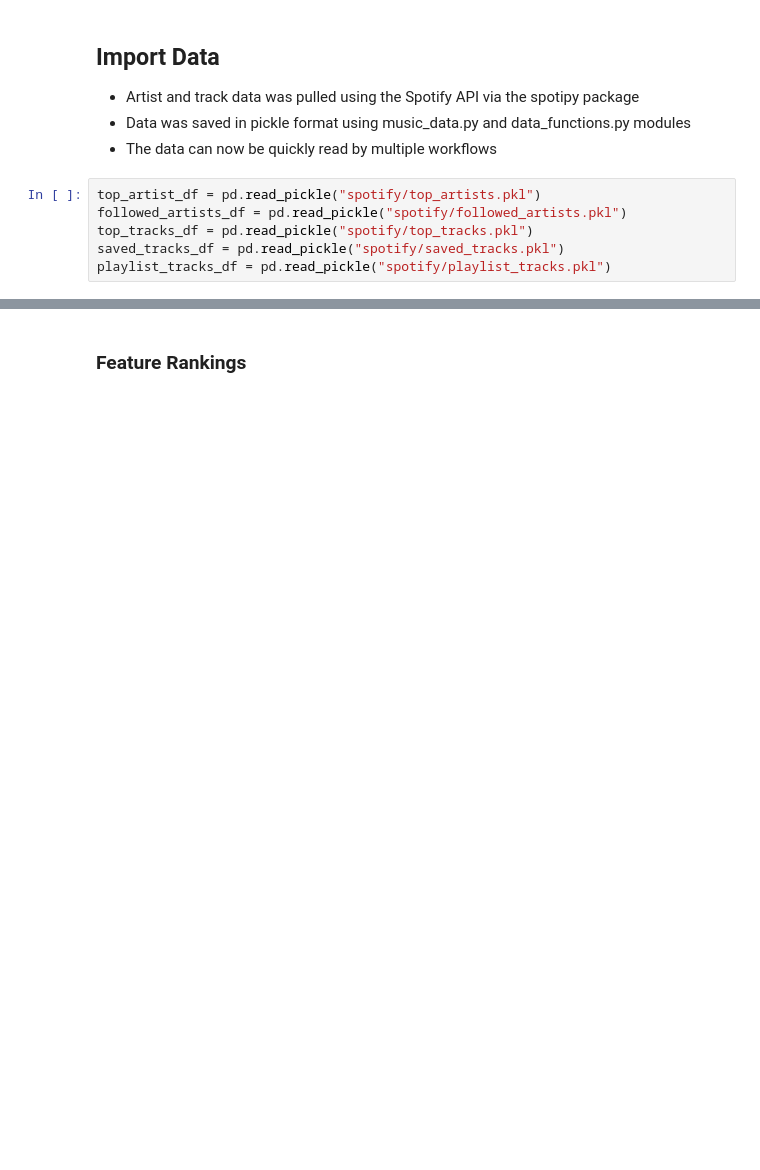
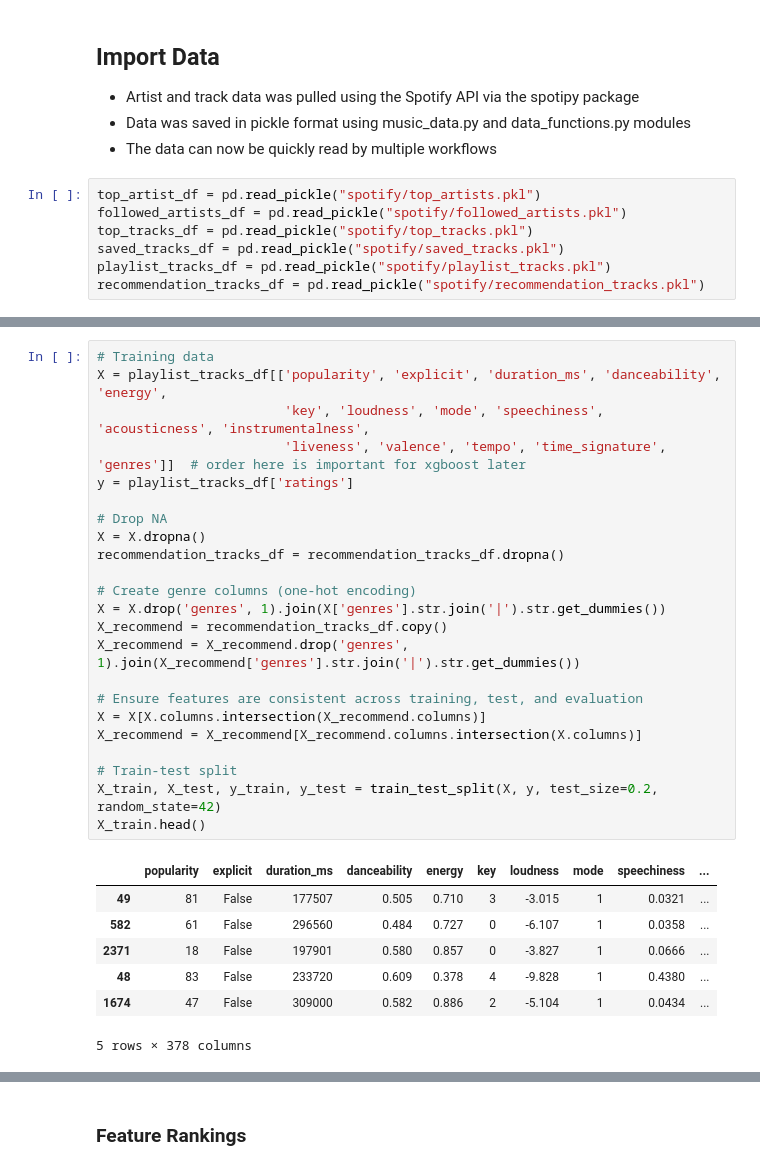
Before and after one commit to anthonyli358/spotify-recommender-systems, a Jupyter notebook: recommender_playlists.ipynb, the cells around one changed output, grey strips where cells are left out. Drawn from its saved outputs; the diff is of its cells as text; blank space fills up the shorter version.

```diff
--- a/recommender_playlists.ipynb
+++ b/recommender_playlists.ipynb
@@ -28,6 +33,7 @@ followed_artists_df = pd.read_pickle("spotify/followed_artists.pkl")
 top_tracks_df = pd.read_pickle("spotify/top_tracks.pkl")
 saved_tracks_df = pd.read_pickle("spotify/saved_tracks.pkl")
 playlist_tracks_df = pd.read_pickle("spotify/playlist_tracks.pkl")
+recommendation_tracks_df = pd.read_pickle("spotify/recommendation_tracks.pkl")
 # %%
 # Remove duplicates on track id
 playlist_tracks_df = playlist_tracks_df.drop_duplicates(subset='id', keep="first").reset_index()
@@ -83,2 +80,33 @@ X_train
+# %%
+# Training data
+X = playlist_tracks_df[['popularity', 'explicit', 'duration_ms', 'danceability', 'energy',
+                        'key', 'loudness', 'mode', 'speechiness', 'acousticness', 'instrumentalness',
+                        'liveness', 'valence', 'tempo', 'time_signature', 'genres']]  # order here is important for xgboost later
+y = playlist_tracks_df['ratings']
+
+# Drop NA
+X = X.dropna()
+recommendation_tracks_df = recommendation_tracks_df.dropna()
+
+# Create genre columns (one-hot encoding)
+X = X.drop('genres', 1).join(X['genres'].str.join('|').str.get_dummies())
+X_recommend = recommendation_tracks_df.copy()
+X_recommend = X_recommend.drop('genres', 1).join(X_recommend['genres'].str.join('|').str.get_dummies())
+
+# Ensure features are consistent across training, test, and evaluation
+X = X[X.columns.intersection(X_recommend.columns)]
+X_recommend = X_recommend[X_recommend.columns.intersection(X.columns)]
+
+# Train-test split
+X_train, X_test, y_train, y_test = train_test_split(X, y, test_size=0.2, random_state=42)
+X_train.head()
+# %% [output]
+|  | popularity | explicit | duration_ms | danceability | energy | key | loudness | mode | speechiness | ... |
+| 49 | 81 | False | 177507 | 0.505 | 0.710 | 3 | -3.015 | 1 | 0.0321 | ... |
+| 582 | 61 | False | 296560 | 0.484 | 0.727 | 0 | -6.107 | 1 | 0.0358 | ... |
+| 2371 | 18 | False | 197901 | 0.580 | 0.857 | 0 | -3.827 | 1 | 0.0666 | ... |
+| 48 | 83 | False | 233720 | 0.609 | 0.378 | 4 | -9.828 | 1 | 0.4380 | ... |
+| 1674 | 47 | False | 309000 | 0.582 | 0.886 | 2 | -5.104 | 1 | 0.0434 | ... |
+5 rows × 378 columns
 # %% [markdown]
 ## ML Time
```
Also changed, not shown: parts of 28 cells of this notebook.
